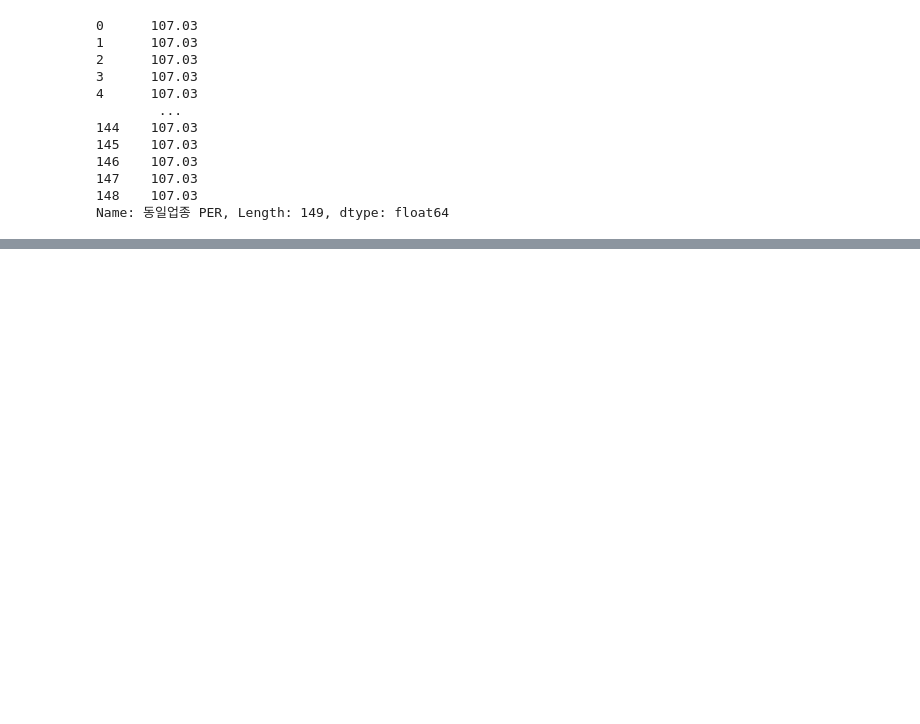
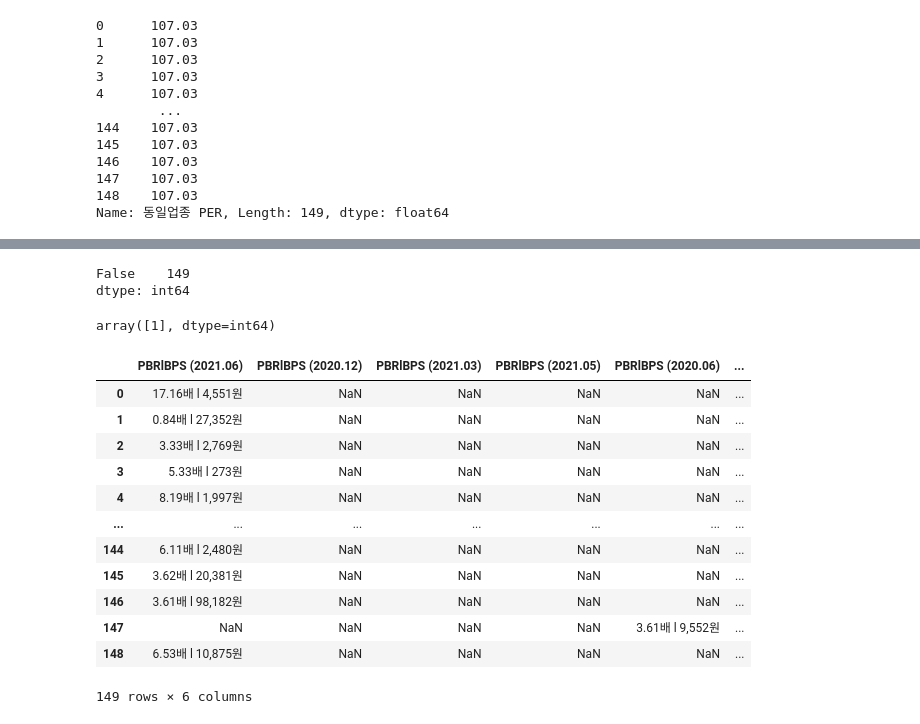
Before and after one commit to SanghunYun95/Finding_signal_and_noise, a Jupyter notebook: category_preprocessing_2.ipynb, the cells around one changed output, grey strips where cells are left out. Saved outputs shown, nothing was run; the diff lists cells and outputs as text; code cells hidden in the pictures; blank space fills up the shorter version.

```diff
--- a/category_preprocessing_2.ipynb
+++ b/category_preprocessing_2.ipynb
@@ -137,0 +219,31 @@ Name: 동일업종 PER, Length: 149, dtype: float64
+# %%
+print(df_pe.duplicated('종목코드').value_counts())
+df_pe[df_pe.duplicated('종목코드')]
+df_pe = df_pe.sort_values(['종목코드', 'PER|EPS'])
+df_pe = df_pe.drop_duplicates()
+# %% [output]
+False    149
+dtype: int64
+# %%
+# array[1] , 즉 모든 값이 unique하다
+df_pe['종목코드'].value_counts().unique()
+# %% [output]
+array([1], dtype=int64)
+# %%
+df_pbr_bps = df.filter(regex='PBRlBPS').copy()
+df_pbr_bps['종목코드'] = df['종목코드']
+df_pbr_bps
+# %% [output]
+|  | PBRlBPS (2021.06) | PBRlBPS (2020.12) | PBRlBPS (2021.03) | PBRlBPS (2021.05) | PBRlBPS (2020.06) | ... |
+| 0 | 17.16배 l 4,551원 | NaN | NaN | NaN | NaN | ... |
+| 1 | 0.84배 l 27,352원 | NaN | NaN | NaN | NaN | ... |
+| 2 | 3.33배 l 2,769원 | NaN | NaN | NaN | NaN | ... |
+| 3 | 5.33배 l 273원 | NaN | NaN | NaN | NaN | ... |
+| 4 | 8.19배 l 1,997원 | NaN | NaN | NaN | NaN | ... |
+| ... | ... | ... | ... | ... | ... | ... |
+| 144 | 6.11배 l 2,480원 | NaN | NaN | NaN | NaN | ... |
+| 145 | 3.62배 l 20,381원 | NaN | NaN | NaN | NaN | ... |
+| 146 | 3.61배 l 98,182원 | NaN | NaN | NaN | NaN | ... |
+| 147 | NaN | NaN | NaN | NaN | 3.61배 l 9,552원 | ... |
+| 148 | 6.53배 l 10,875원 | NaN | NaN | NaN | NaN | ... |
+149 rows × 6 columns
```
Also changed, not shown: parts of 7 cells of this notebook.
